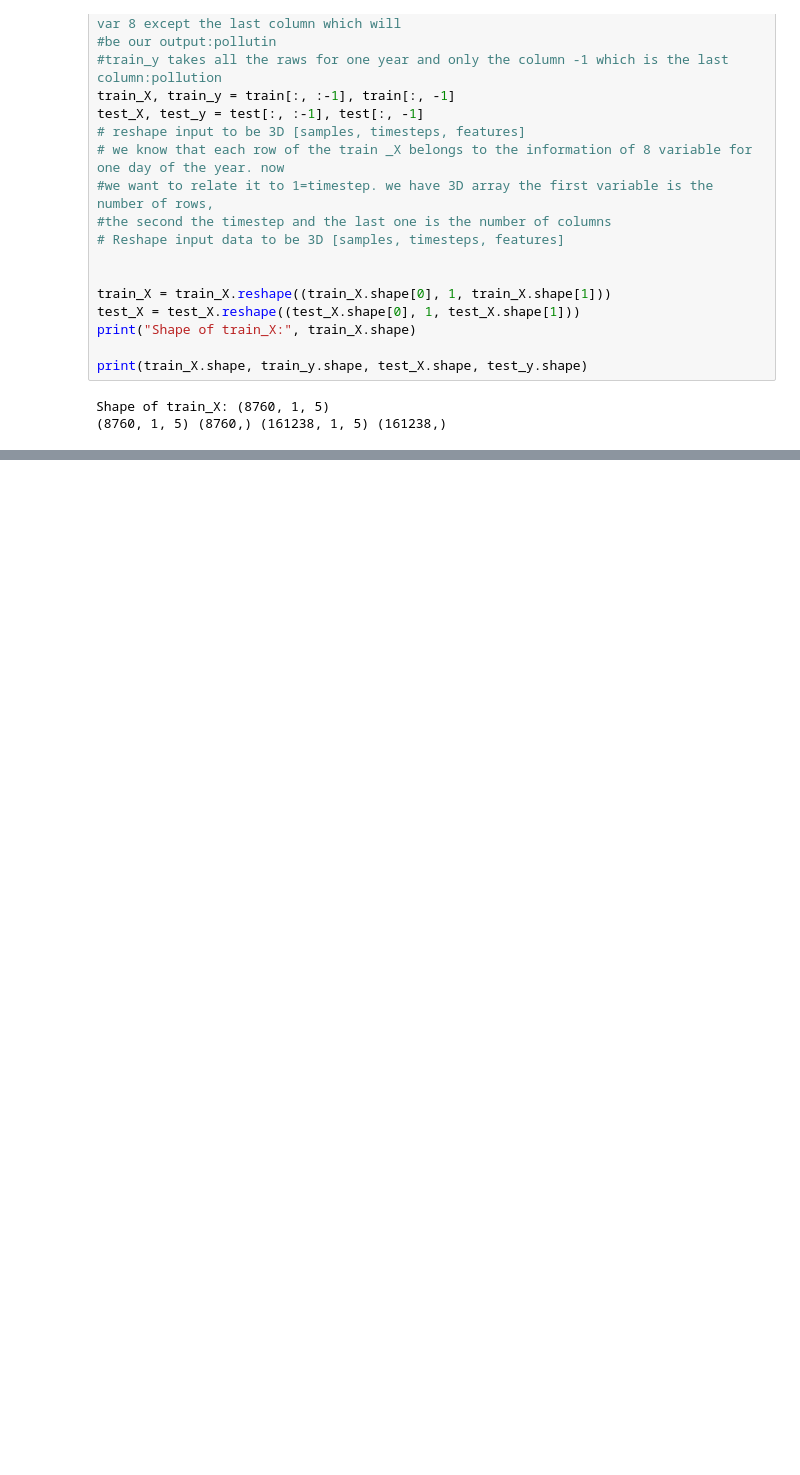
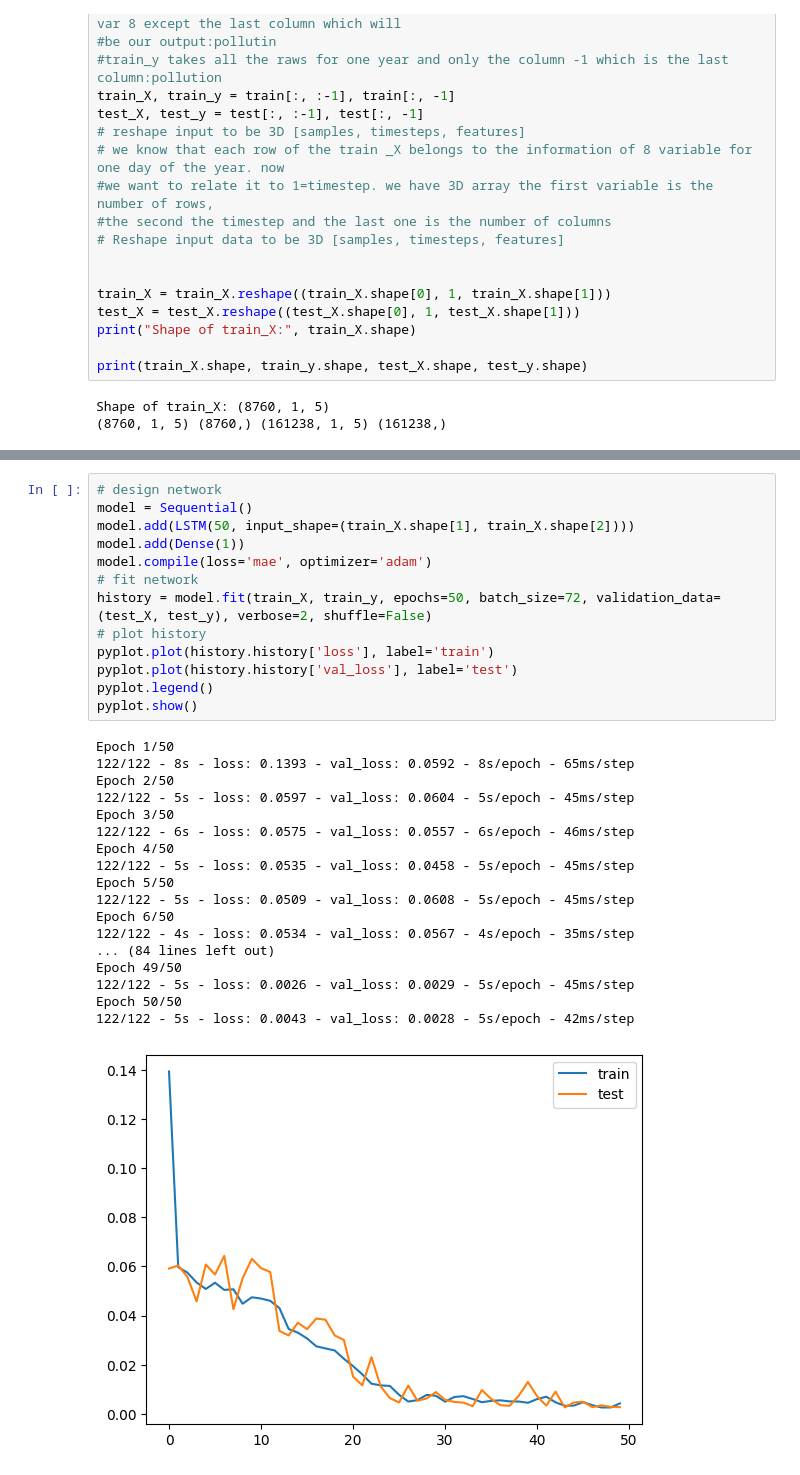
Before and after one commit to Dr-Isam-ALJAWARNEH/ds-project-lstm-forecasting, a Jupyter notebook: Project01_LSTM.ipynb, the cells around one changed output, grey strips where cells are left out. Drawn from its saved outputs; the diff is of its cells as text; blank space fills up the shorter version.

Commit message:
LSTM
Trained LSTM model and displayed training plot. Also calculated root mean square error.

```diff
--- a/Project01_LSTM.ipynb
+++ b/Project01_LSTM.ipynb
@@ -436,0 +450,32 @@ Shape of train_X: (8760, 1, 5)
+# %%
+# design network
+model = Sequential()
+model.add(LSTM(50, input_shape=(train_X.shape[1], train_X.shape[2])))
+model.add(Dense(1))
+model.compile(loss='mae', optimizer='adam')
+# fit network
+history = model.fit(train_X, train_y, epochs=50, batch_size=72, validation_data=(test_X, test_y), verbose=2, shuffle=False)
+# plot history
+pyplot.plot(history.history['loss'], label='train')
+pyplot.plot(history.history['val_loss'], label='test')
+pyplot.legend()
+pyplot.show()
+# %% [output]
+Epoch 1/50
+122/122 - 8s - loss: 0.1393 - val_loss: 0.0592 - 8s/epoch - 65ms/step
+Epoch 2/50
+122/122 - 5s - loss: 0.0597 - val_loss: 0.0604 - 5s/epoch - 45ms/step
+Epoch 3/50
+122/122 - 6s - loss: 0.0575 - val_loss: 0.0557 - 6s/epoch - 46ms/step
+Epoch 4/50
+122/122 - 5s - loss: 0.0535 - val_loss: 0.0458 - 5s/epoch - 45ms/step
+Epoch 5/50
+122/122 - 5s - loss: 0.0509 - val_loss: 0.0608 - 5s/epoch - 45ms/step
+Epoch 6/50
+122/122 - 4s - loss: 0.0534 - val_loss: 0.0567 - 4s/epoch - 35ms/step
+... (84 lines left out)
+Epoch 49/50
+122/122 - 5s - loss: 0.0026 - val_loss: 0.0029 - 5s/epoch - 45ms/step
+Epoch 50/50
+122/122 - 5s - loss: 0.0043 - val_loss: 0.0028 - 5s/epoch - 42ms/step
+[figure, added]
```
Also changed, not shown: parts of 2 cells of this notebook.
